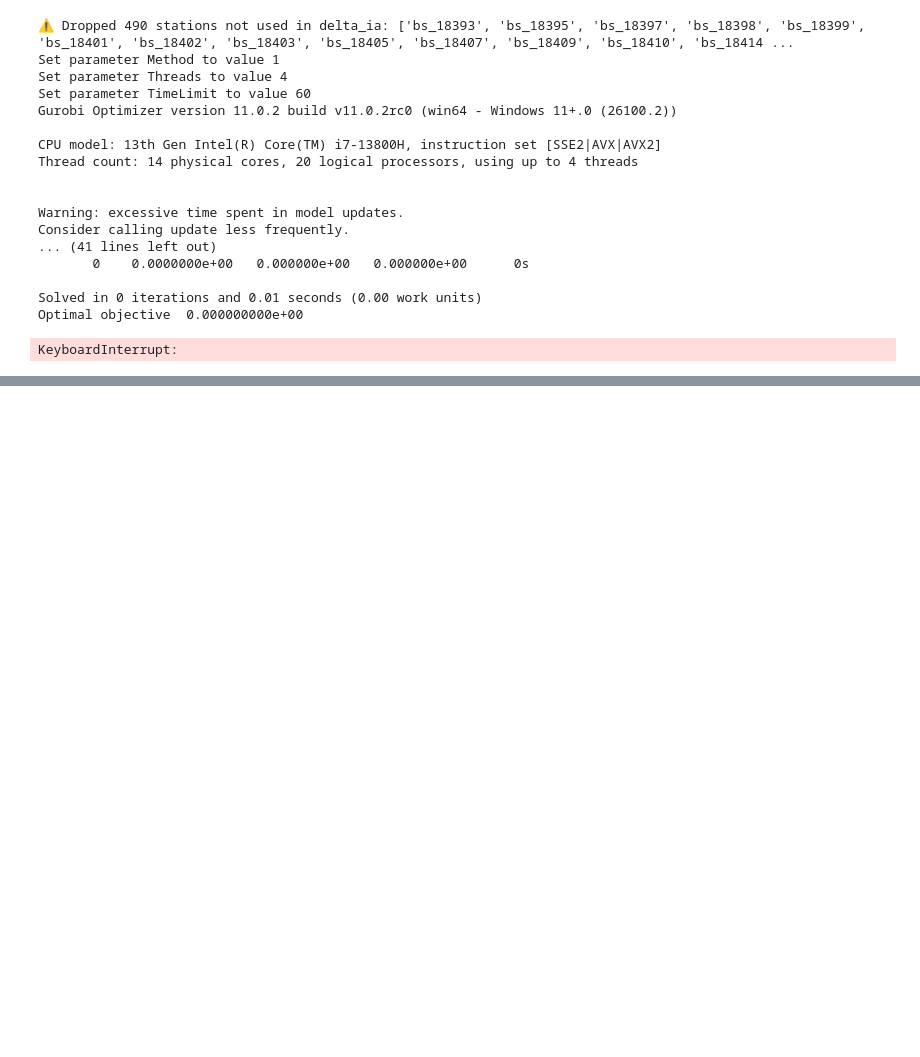
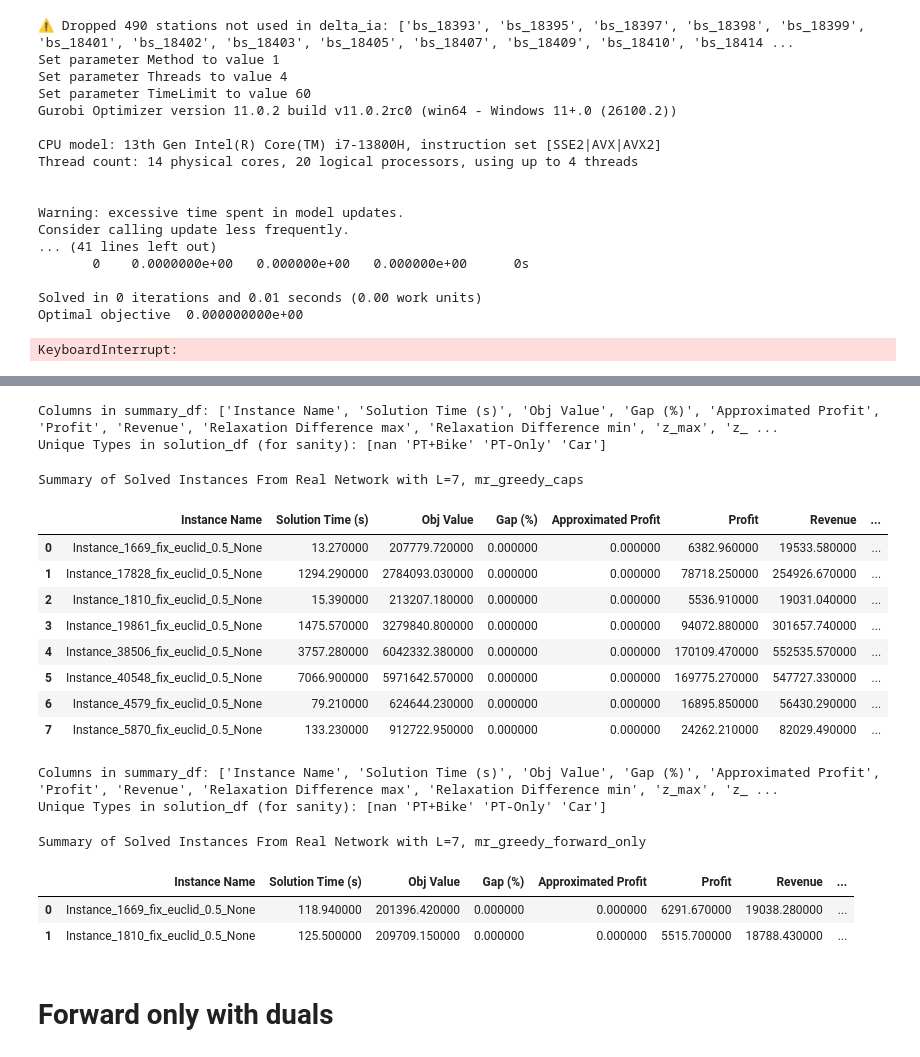
Before and after one commit to rebecamurillo/inocs-sum-pricing-demand-nudging, a Jupyter notebook: Geneva_Complete_Link_Instances_and_Optimization/OTP2_Geneva_Instances/Codes/heuristics/heuristics_geneva.ipynb, the cells around one changed output, grey strips where cells are left out. Drawn from its saved outputs; the diff is of its cells as text; code cells hidden in the pictures; blank space fills up the shorter version.

```diff
--- a/Geneva_Complete_Link_Instances_and_Optimization/OTP2_Geneva_Instances/Codes/heuristics/heuristics_geneva.ipynb
+++ b/Geneva_Complete_Link_Instances_and_Optimization/OTP2_Geneva_Instances/Codes/heuristics/heuristics_geneva.ipynb
@@ -381,0 +676,29 @@ KeyboardInterrupt:
+# %%
+from visualize_solutions.Bilevel_Solution_Visualization import summarize_experiment_solutions
+from importlib import reload
+
+
+popo = summarize_experiment_solutions(r"C:\Users\mkoseogl\Desktop\Geneva Data\relatota\instos_and_sols\instanto\sols_heru\mr_greedy_caps", show=True)
+
+pipi = summarize_experiment_solutions(r"C:\Users\mkoseogl\Desktop\Geneva Data\relatota\instos_and_sols\instanto\sols_heru\mr_greedy_forward_only", show=True)
+# %% [output]
+Columns in summary_df: ['Instance Name', 'Solution Time (s)', 'Obj Value', 'Gap (%)', 'Approximated Profit', 'Profit', 'Revenue', 'Relaxation Difference max', 'Relaxation Difference min', 'z_max', 'z_ ...
+Unique Types in solution_df (for sanity): [nan 'PT+Bike' 'PT-Only' 'Car']
+Summary of Solved Instances From Real Network with L=7, mr_greedy_caps
+|  | Instance Name | Solution Time (s) | Obj Value | Gap (%) | Approximated Profit | Profit | Revenue | ... |
+| 0 | Instance_1669_fix_euclid_0.5_None | 13.270000 | 207779.720000 | 0.000000 | 0.000000 | 6382.960000 | 19533.580000 | ... |
+| 1 | Instance_17828_fix_euclid_0.5_None | 1294.290000 | 2784093.030000 | 0.000000 | 0.000000 | 78718.250000 | 254926.670000 | ... |
+| 2 | Instance_1810_fix_euclid_0.5_None | 15.390000 | 213207.180000 | 0.000000 | 0.000000 | 5536.910000 | 19031.040000 | ... |
+| 3 | Instance_19861_fix_euclid_0.5_None | 1475.570000 | 3279840.800000 | 0.000000 | 0.000000 | 94072.880000 | 301657.740000 | ... |
+| 4 | Instance_38506_fix_euclid_0.5_None | 3757.280000 | 6042332.380000 | 0.000000 | 0.000000 | 170109.470000 | 552535.570000 | ... |
+| 5 | Instance_40548_fix_euclid_0.5_None | 7066.900000 | 5971642.570000 | 0.000000 | 0.000000 | 169775.270000 | 547727.330000 | ... |
+| 6 | Instance_4579_fix_euclid_0.5_None | 79.210000 | 624644.230000 | 0.000000 | 0.000000 | 16895.850000 | 56430.290000 | ... |
+| 7 | Instance_5870_fix_euclid_0.5_None | 133.230000 | 912722.950000 | 0.000000 | 0.000000 | 24262.210000 | 82029.490000 | ... |
+Columns in summary_df: ['Instance Name', 'Solution Time (s)', 'Obj Value', 'Gap (%)', 'Approximated Profit', 'Profit', 'Revenue', 'Relaxation Difference max', 'Relaxation Difference min', 'z_max', 'z_ ...
+Unique Types in solution_df (for sanity): [nan 'PT+Bike' 'PT-Only' 'Car']
+Summary of Solved Instances From Real Network with L=7, mr_greedy_forward_only
+|  | Instance Name | Solution Time (s) | Obj Value | Gap (%) | Approximated Profit | Profit | Revenue | ... |
+| 0 | Instance_1669_fix_euclid_0.5_None | 118.940000 | 201396.420000 | 0.000000 | 0.000000 | 6291.670000 | 19038.280000 | ... |
+| 1 | Instance_1810_fix_euclid_0.5_None | 125.500000 | 209709.150000 | 0.000000 | 0.000000 | 5515.700000 | 18788.430000 | ... |
+# %% [markdown]
+# Forward only with duals
```
Also changed, not shown: parts of 15 cells of this notebook, 13 other files.
